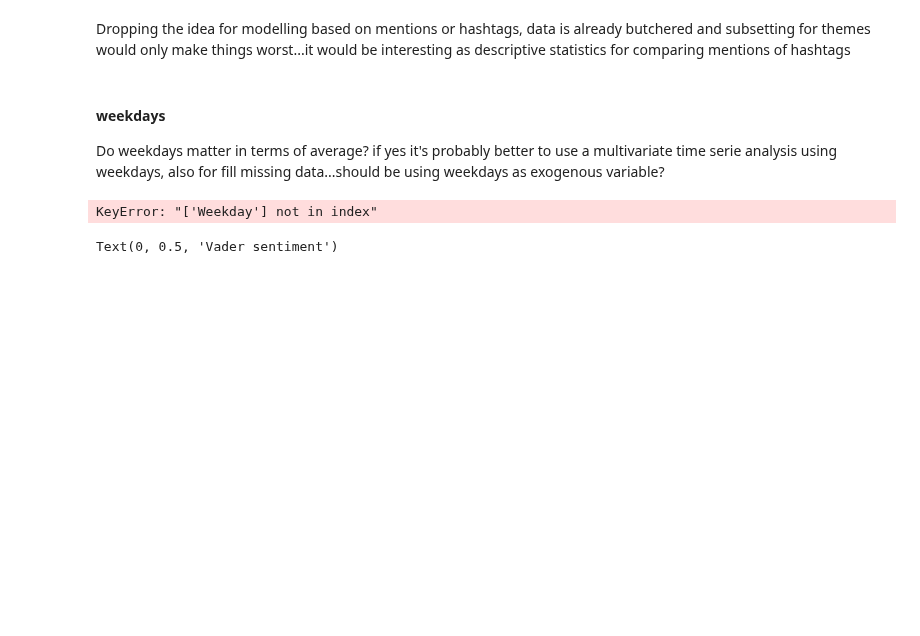
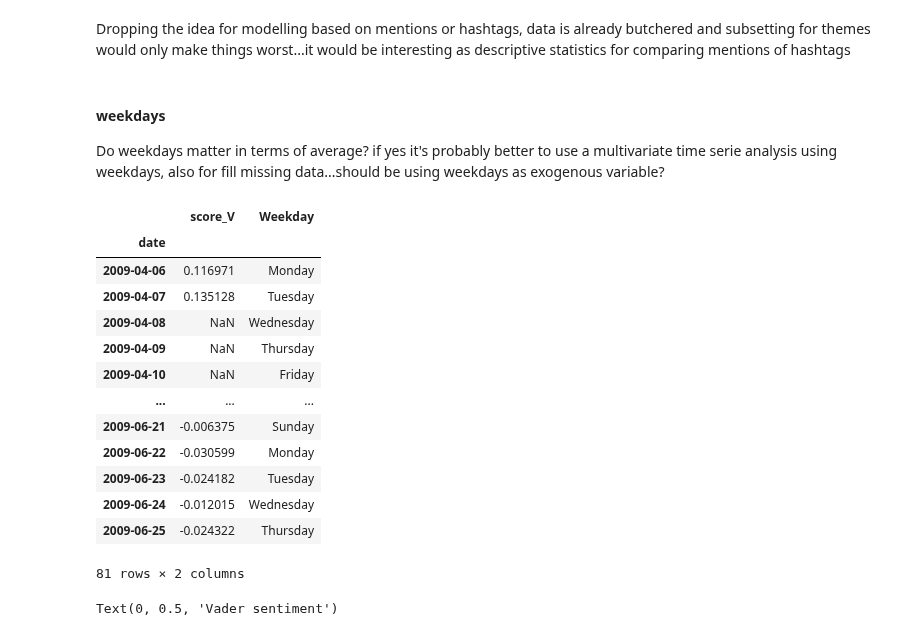
Before and after one commit to alexCCTcollege/CA2, a Jupyter notebook: EDA.ipynb, the cells around one changed output. Drawn from its saved outputs; the diff is of its cells as text; code cells hidden in the pictures; blank space fills up the shorter version.

```diff
--- a/EDA.ipynb
+++ b/EDA.ipynb
@@ -297,11 +297,24 @@ Dropping the idea for modelling based on mentions or hashtags, data is already b
 #### weekdays
 Do weekdays matter in terms of average? if yes it's probably better to use a multivariate time serie analysis using weekdays, also for fill missing data...should be using weekdays as exogenous variable?
 # %%
-data = tweet_3[['score_V', 'Weekday']]
+data = tweet_3[['score_V']]
 data['Weekday'] = data.index.strftime('%A')
 data
 # %% [output]
+|  | score_V | Weekday |
+| date |  |  |
+| 2009-04-06 | 0.116971 | Monday |
+| 2009-04-07 | 0.135128 | Tuesday |
+| 2009-04-08 | NaN | Wednesday |
+| 2009-04-09 | NaN | Thursday |
+| 2009-04-10 | NaN | Friday |
+| ... | ... | ... |
+| 2009-06-21 | -0.006375 | Sunday |
+| 2009-06-22 | -0.030599 | Monday |
+| 2009-06-23 | -0.024182 | Tuesday |
+| 2009-06-24 | -0.012015 | Wednesday |
+| 2009-06-25 | -0.024322 | Thursday |
-KeyError: "['Weekday'] not in index"
+81 rows × 2 columns
 # %%
 sns.boxplot(data=data, x='Weekday', y='score_V')
 plt.title('average sentiment by weekday')
```
